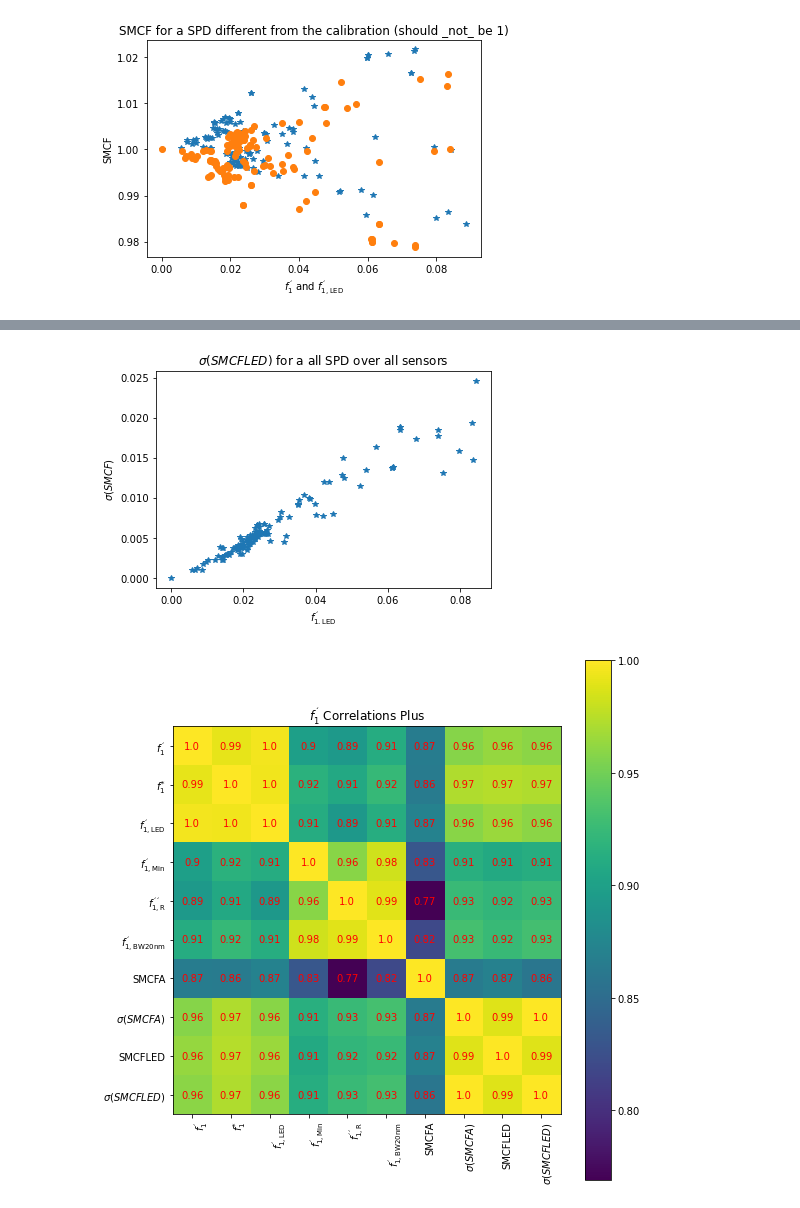
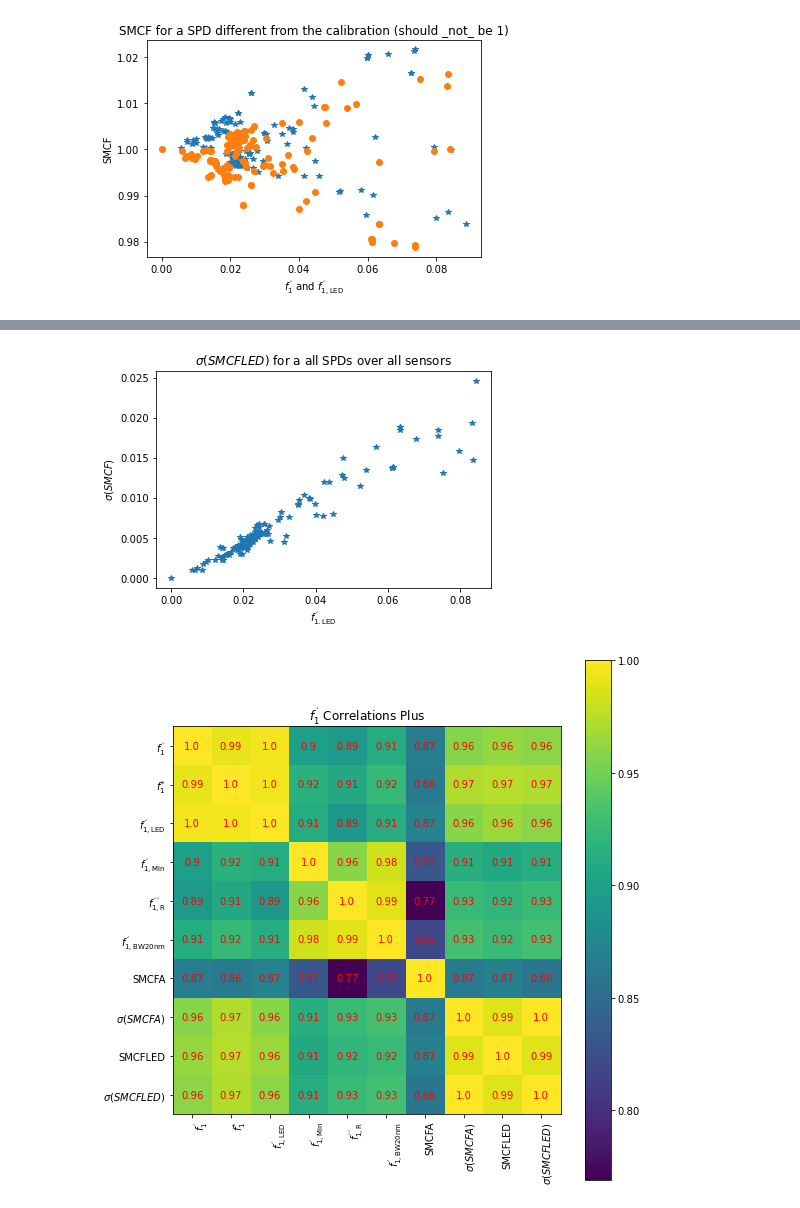
Before and after one commit to empir19nrm02/empir19nrm02, a Jupyter notebook: empir19nrm02/Jupyter/f1PrimeDetector.ipynb, the cells around one changed output, grey strips where cells are left out. Cells and saved outputs as stored; diff of their text form; code cells hidden in the pictures.

```diff
--- a/empir19nrm02/Jupyter/f1PrimeDetector.ipynb
+++ b/empir19nrm02/Jupyter/f1PrimeDetector.ipynb
@@ -302,13 +302,13 @@ pyplot.savefig('f1Prime_mean_SMCFLED.png')
 # %%
 stdLED=np.std(SMCFLED, axis=0)
 pyplot.plot(f1pLED, stdLED, '*')
 
 pyplot.xlabel('$f_{1.\mathrm{LED}}^{´}$')
 pyplot.ylabel('$\sigma(SMCF)$')
-pyplot.title('$\sigma(SMCFLED)$ for a all SPD over all sensors')
+pyplot.title('$\sigma(SMCFLED)$ for a all SPDs over all sensors')
 pyplot.savefig('f1Prime_sigma_SMCFLED.png')
 # %% [output]
-[figure, old version]
+[figure, new version]
 # %%
 f1pEval2 = np.vstack(( f1pA, f1pE, f1pLED, f1pAFMin, f1pAFCutOffR, f1pBW20nm, meanA0, stdA0, meanLED, stdLED))
 f1pEvalCorr2 = np.corrcoef(f1pEval2)
```
Also changed, not shown: parts of 3 cells of this notebook, 1 other file.
